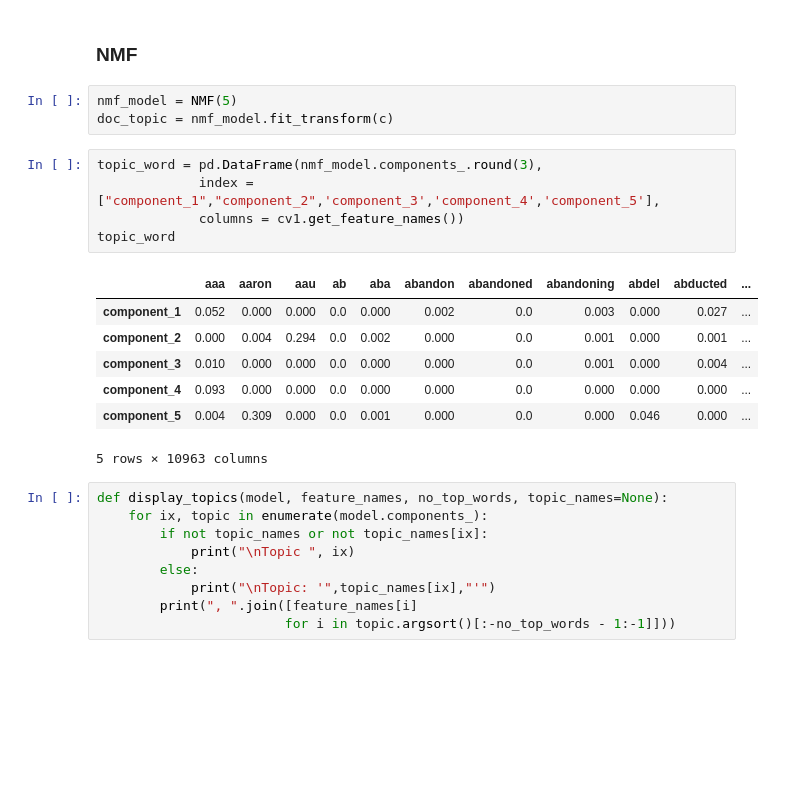
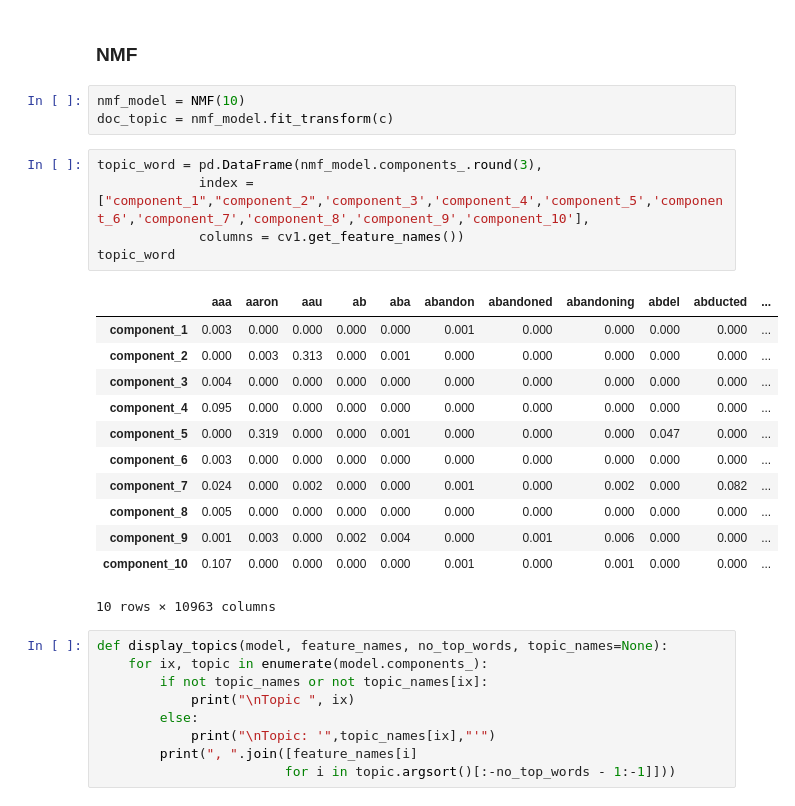
Before and after one commit to A-safarji/NLP-topic-modeling-project, a Jupyter notebook: NLP.ipynb, the cells around one changed output. Saved outputs shown, nothing was run; the diff lists cells and outputs as text; blank space fills up the shorter version.

```diff
--- a/NLP.ipynb
+++ b/NLP.ipynb
@@ -114,21 +118,26 @@ cv1.get_feature_names()[0:1000]
 # %% [markdown]
 ### NMF
 # %%
-nmf_model = NMF(5)
+nmf_model = NMF(10)
 doc_topic = nmf_model.fit_transform(c)
 # %%
 topic_word = pd.DataFrame(nmf_model.components_.round(3),
-             index = ["component_1","component_2",'component_3','component_4','component_5'],
+             index = ["component_1","component_2",'component_3','component_4','component_5','component_6','component_7','component_8','component_9','component_10'],
              columns = cv1.get_feature_names())
 topic_word
 # %% [output]
 |  | aaa | aaron | aau | ab | aba | abandon | abandoned | abandoning | abdel | abducted | ... |
-| component_1 | 0.052 | 0.000 | 0.000 | 0.0 | 0.000 | 0.002 | 0.0 | 0.003 | 0.000 | 0.027 | ... |
-| component_2 | 0.000 | 0.004 | 0.294 | 0.0 | 0.002 | 0.000 | 0.0 | 0.001 | 0.000 | 0.001 | ... |
-| component_3 | 0.010 | 0.000 | 0.000 | 0.0 | 0.000 | 0.000 | 0.0 | 0.001 | 0.000 | 0.004 | ... |
-| component_4 | 0.093 | 0.000 | 0.000 | 0.0 | 0.000 | 0.000 | 0.0 | 0.000 | 0.000 | 0.000 | ... |
-| component_5 | 0.004 | 0.309 | 0.000 | 0.0 | 0.001 | 0.000 | 0.0 | 0.000 | 0.046 | 0.000 | ... |
+| component_1 | 0.003 | 0.000 | 0.000 | 0.000 | 0.000 | 0.001 | 0.000 | 0.000 | 0.000 | 0.000 | ... |
+| component_2 | 0.000 | 0.003 | 0.313 | 0.000 | 0.001 | 0.000 | 0.000 | 0.000 | 0.000 | 0.000 | ... |
+| component_3 | 0.004 | 0.000 | 0.000 | 0.000 | 0.000 | 0.000 | 0.000 | 0.000 | 0.000 | 0.000 | ... |
+| component_4 | 0.095 | 0.000 | 0.000 | 0.000 | 0.000 | 0.000 | 0.000 | 0.000 | 0.000 | 0.000 | ... |
+| component_5 | 0.000 | 0.319 | 0.000 | 0.000 | 0.001 | 0.000 | 0.000 | 0.000 | 0.047 | 0.000 | ... |
+| component_6 | 0.003 | 0.000 | 0.000 | 0.000 | 0.000 | 0.000 | 0.000 | 0.000 | 0.000 | 0.000 | ... |
+| component_7 | 0.024 | 0.000 | 0.002 | 0.000 | 0.000 | 0.001 | 0.000 | 0.002 | 0.000 | 0.082 | ... |
+| component_8 | 0.005 | 0.000 | 0.000 | 0.000 | 0.000 | 0.000 | 0.000 | 0.000 | 0.000 | 0.000 | ... |
+| component_9 | 0.001 | 0.003 | 0.000 | 0.002 | 0.004 | 0.000 | 0.001 | 0.006 | 0.000 | 0.000 | ... |
+| component_10 | 0.107 | 0.000 | 0.000 | 0.000 | 0.000 | 0.001 | 0.000 | 0.001 | 0.000 | 0.000 | ... |
-5 rows × 10963 columns
+10 rows × 10963 columns
 # %%
 def display_topics(model, feature_names, no_top_words, topic_names=None):
     for ix, topic in enumerate(model.components_):
```
Also changed, not shown: parts of 13 cells of this notebook.
